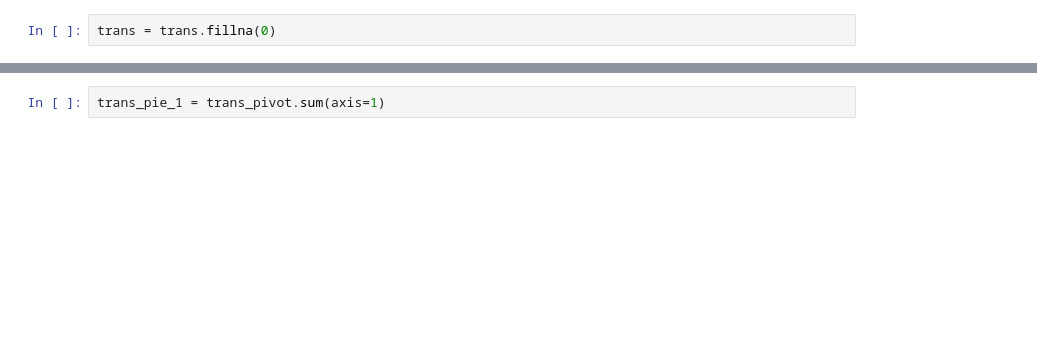
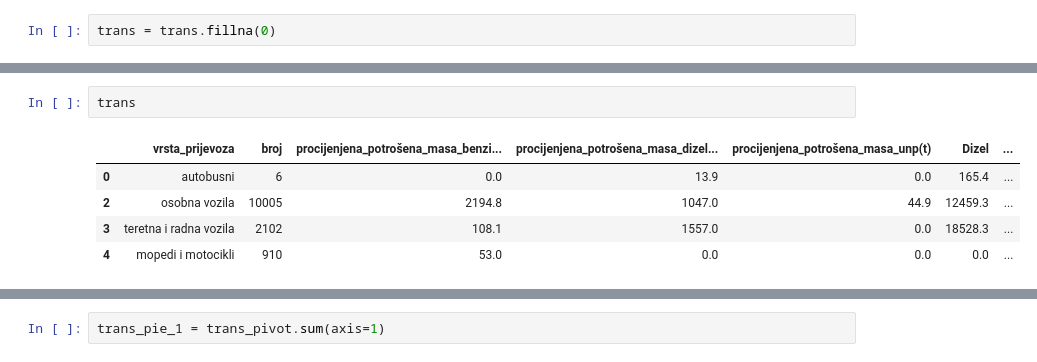
Before and after one commit to Green-Zone-Lab/vk_secap, a Jupyter notebook: notebooks/2011_Base_inventory.ipynb, the cells around one changed output, grey strips where cells are left out. Drawn from its saved outputs; the diff is of its cells as text; blank space fills up the shorter version.

```diff
--- a/notebooks/2011_Base_inventory.ipynb
+++ b/notebooks/2011_Base_inventory.ipynb
@@ -299,3 +326,11 @@ trans['UNP'] = trans['procijenjena_potrošena_masa_unp(t)'] * constants.lpg_ton_
+# %%
+trans
+# %% [output]
+|  | vrsta_prijevoza | broj | procijenjena_potrošena_masa_benzi... | procijenjena_potrošena_masa_dizel... | procijenjena_potrošena_masa_unp(t) | Dizel | ... |
+| 0 | autobusni | 6 | 0.0 | 13.9 | 0.0 | 165.4 | ... |
+| 2 | osobna vozila | 10005 | 2194.8 | 1047.0 | 44.9 | 12459.3 | ... |
+| 3 | teretna i radna vozila | 2102 | 108.1 | 1557.0 | 0.0 | 18528.3 | ... |
+| 4 | mopedi i motocikli | 910 | 53.0 | 0.0 | 0.0 | 0.0 | ... |
 # %%
 #df_pivot = trans.pivot(index='vrsta_prijevoza', columns=['energy_diesel', 'energy_petrol', 'energy_lpg']).fillna(0)
 order = ['Dizel', 'Benzin', 'UNP']
```
Also changed, not shown: parts of 9 cells of this notebook, 15 other files.
